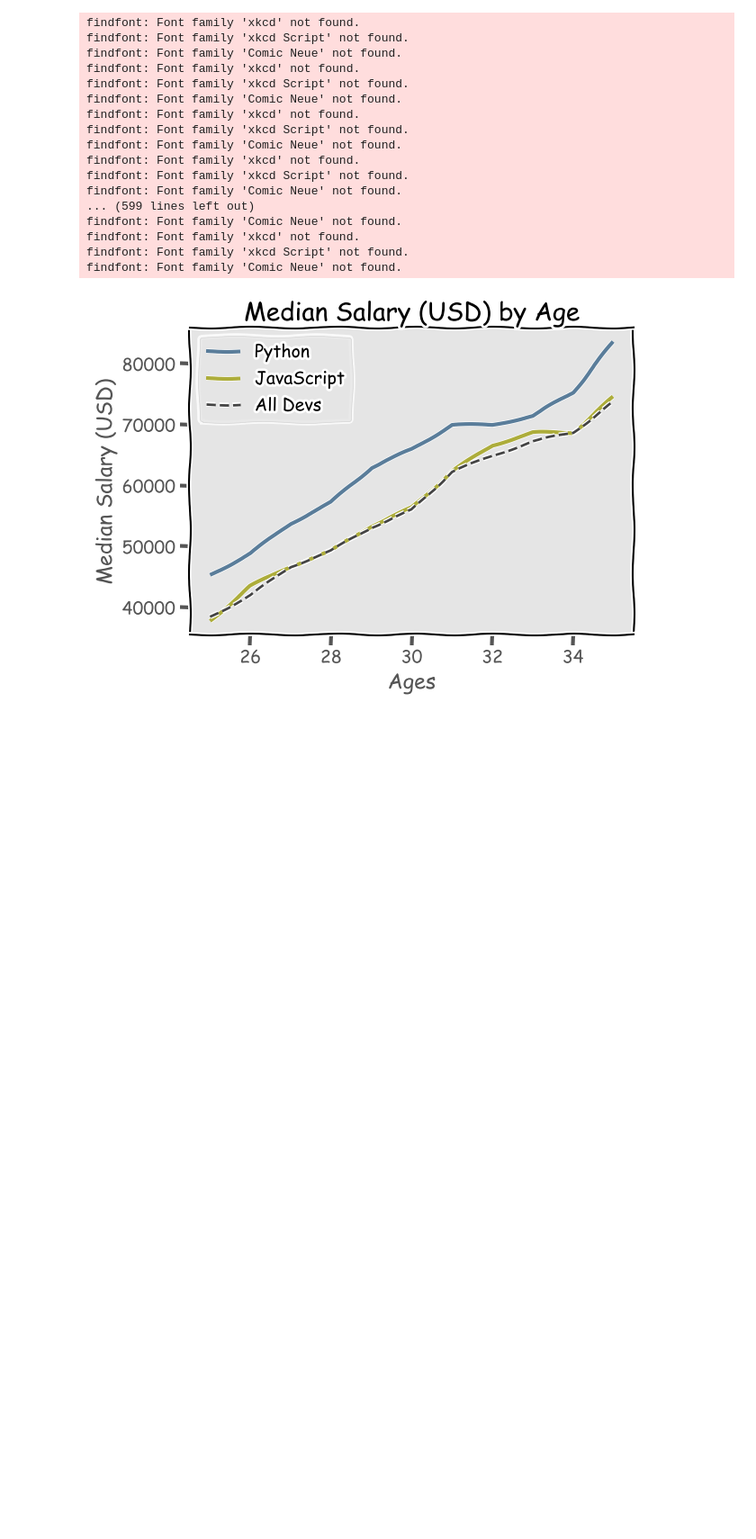
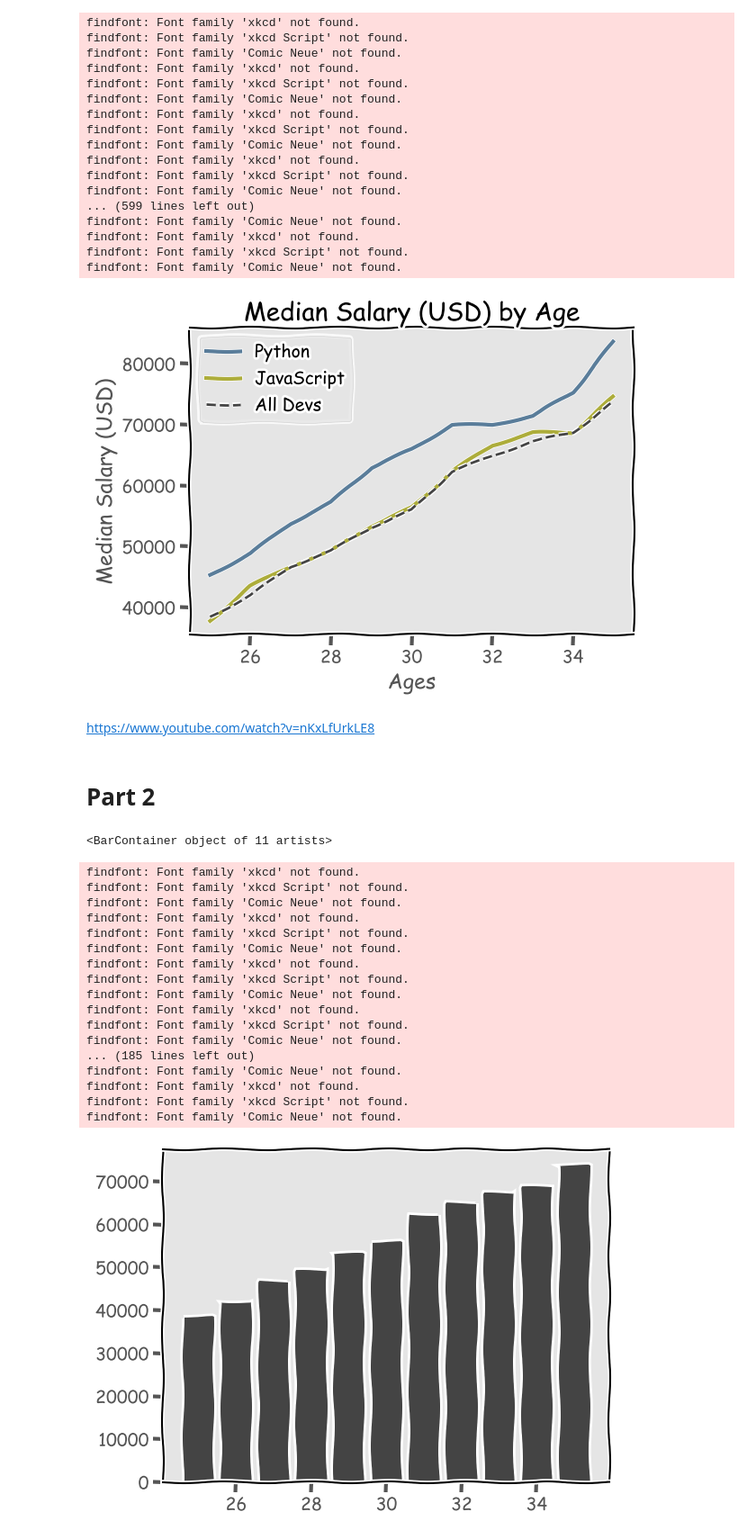
Before and after one commit to ZygimantasB/pandas_training, a Jupyter notebook: Youtube_videos_training/matplotlib/matplotlib.ipynb, the cells around one changed output. Shown: that part at 90% size. Cells and saved outputs as stored; diff of their text form; code cells hidden in the pictures; blank space fills up the shorter version.

```diff
--- a/Youtube_videos_training/matplotlib/matplotlib.ipynb
+++ b/Youtube_videos_training/matplotlib/matplotlib.ipynb
@@ -62,3 +60,33 @@ findfont: Font family 'xkcd' not found.
 findfont: Font family 'xkcd Script' not found.
 findfont: Font family 'Comic Neue' not found.
 [figure]
+# %% [markdown]
+https://www.youtube.com/watch?v=nKxLfUrkLE8
+# %% [markdown]
+# Part 2
+# %%
+ages_x = [25, 26, 27, 28, 29, 30, 31, 32, 33, 34, 35]
+dev_y = [38496, 42000, 46752, 49320, 53200,
+         56000, 62316, 64928, 67317, 68748, 73752]
+# %%
+plt.bar(ages_x, dev_y, color='#444444', label='All Devs')
+# %% [output]
+<BarContainer object of 11 artists>
+findfont: Font family 'xkcd' not found.
+findfont: Font family 'xkcd Script' not found.
+findfont: Font family 'Comic Neue' not found.
+findfont: Font family 'xkcd' not found.
+findfont: Font family 'xkcd Script' not found.
+findfont: Font family 'Comic Neue' not found.
+findfont: Font family 'xkcd' not found.
+findfont: Font family 'xkcd Script' not found.
+findfont: Font family 'Comic Neue' not found.
+findfont: Font family 'xkcd' not found.
+findfont: Font family 'xkcd Script' not found.
+findfont: Font family 'Comic Neue' not found.
+... (185 lines left out)
+findfont: Font family 'Comic Neue' not found.
+findfont: Font family 'xkcd' not found.
+findfont: Font family 'xkcd Script' not found.
+findfont: Font family 'Comic Neue' not found.
+[figure, added]
```
Also changed, not shown: parts of 1 cell of this notebook.
